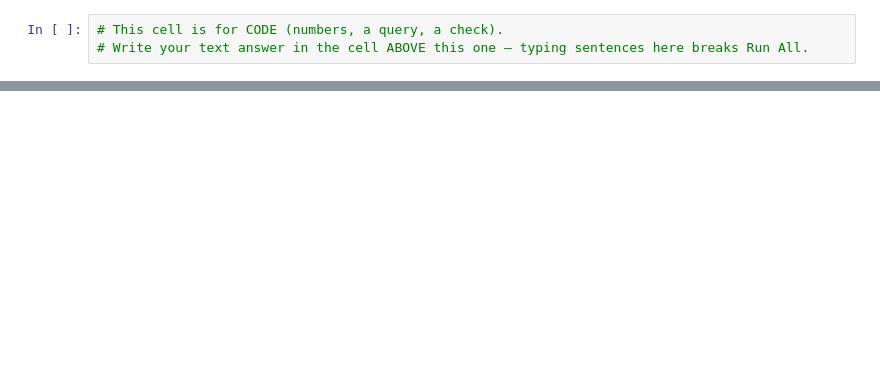
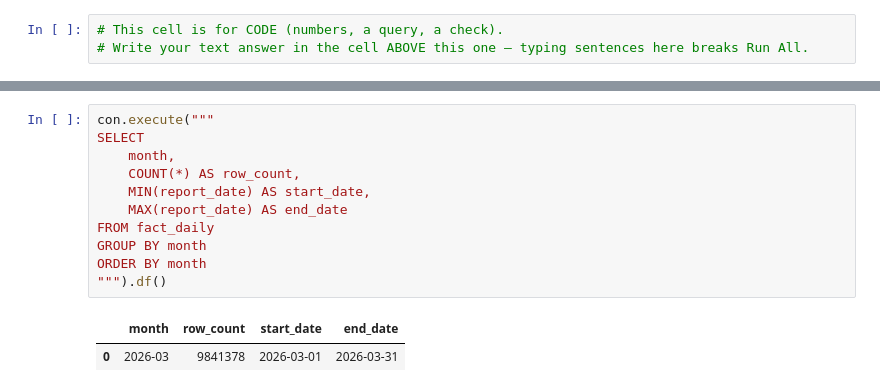
Before and after one commit to victorydavid-lab/Victory, a Jupyter notebook: work/notebooks/w05_model.ipynb, the cells around one changed output, grey strips where cells are left out. Saved outputs shown, nothing was run; the diff lists cells and outputs as text; blank space fills up the shorter version.

```diff
--- a/work/notebooks/w05_model.ipynb
+++ b/work/notebooks/w05_model.ipynb
@@ -36,0 +131,14 @@ This skeleton is yours to fill. Work the sections **in order** — each one has
+# %%
+con.execute("""
+SELECT
+    month,
+    COUNT(*) AS row_count,
+    MIN(report_date) AS start_date,
+    MAX(report_date) AS end_date
+FROM fact_daily
+GROUP BY month
+ORDER BY month
+""").df()
+# %% [output]
+|  | month | row_count | start_date | end_date |
+| 0 | 2026-03 | 9841378 | 2026-03-01 | 2026-03-31 |
```
Also changed, not shown: parts of 36 cells of this notebook.
